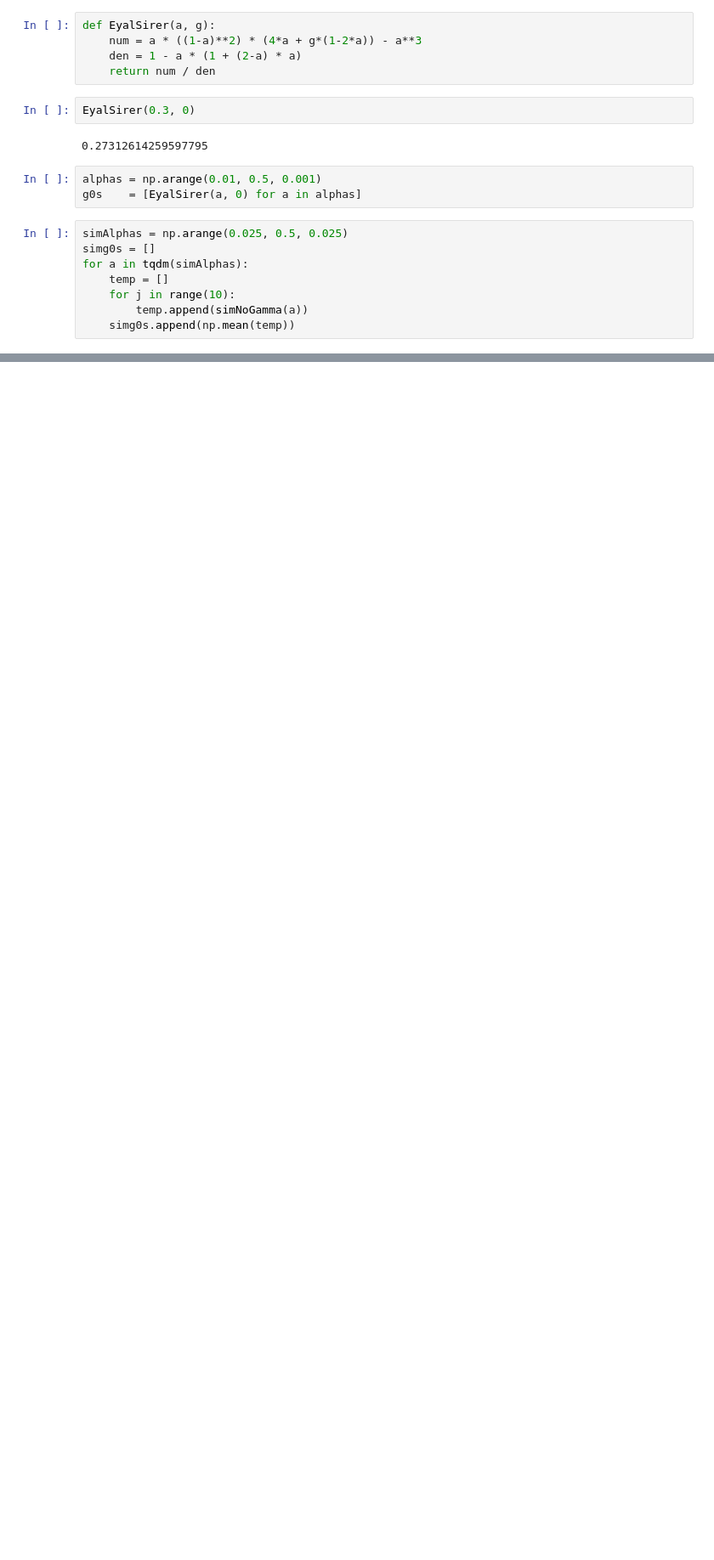
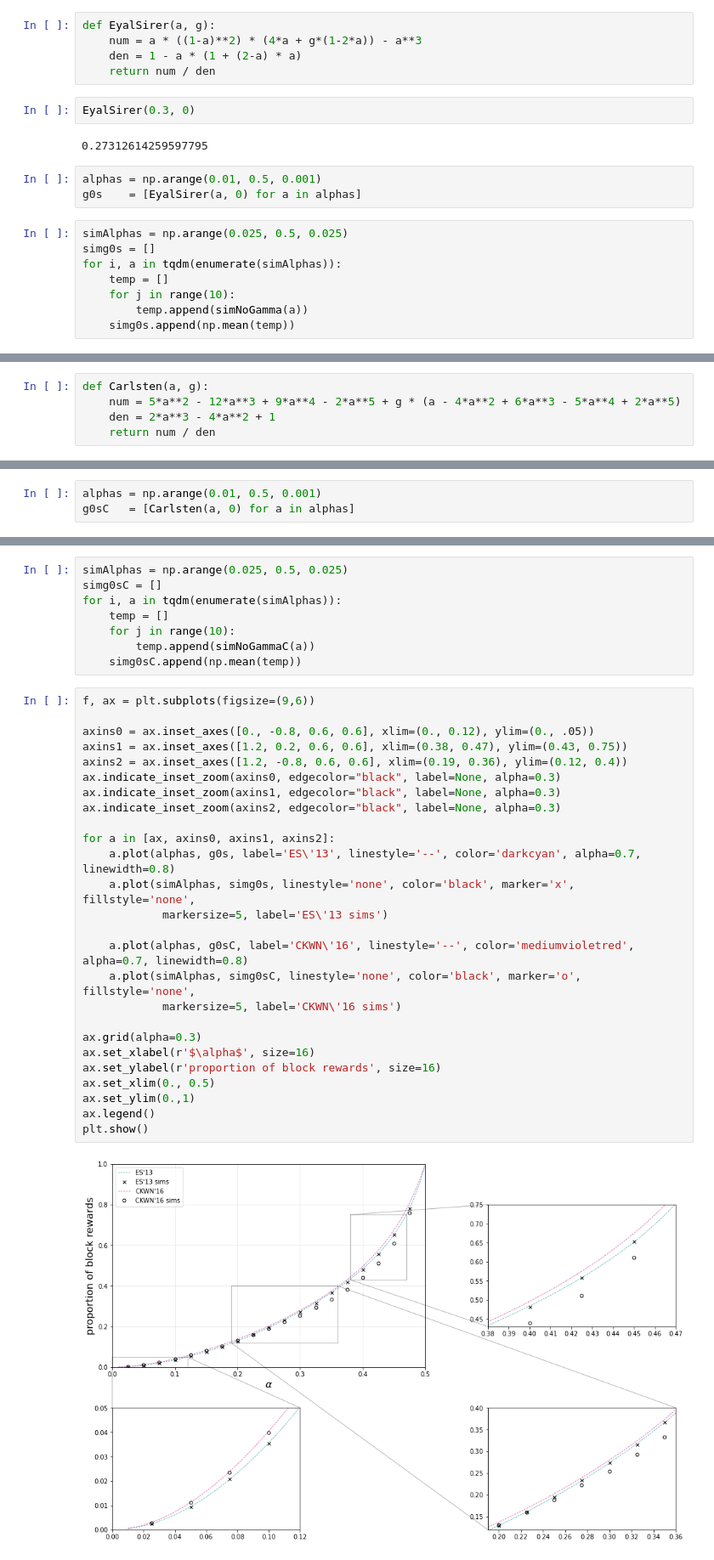
Before and after one commit to michaelneuder/opportunistic-mining, a Jupyter notebook: august.ipynb, the cells around one changed output, grey strips where cells are left out. Shown at 85% size. Saved outputs shown, nothing was run; the diff lists cells and outputs as text; blank space fills up the shorter version.

```diff
--- a/august.ipynb
+++ b/august.ipynb
@@ -195,7 +117,7 @@ g0s    = [EyalSirer(a, 0) for a in alphas]
 # %%
 simAlphas = np.arange(0.025, 0.5, 0.025)
 simg0s = []
-for a in tqdm(simAlphas):
+for i, a in tqdm(enumerate(simAlphas)):
     temp = []
     for j in range(10):
         temp.append(simNoGamma(a))
@@ -218,0 +143,5 @@ plt.show()
+# %%
+def Carlsten(a, g):
+    num = 5*a**2 - 12*a**3 + 9*a**4 - 2*a**5 + g * (a - 4*a**2 + 6*a**3 - 5*a**4 + 2*a**5)
+    den = 2*a**3 - 4*a**2 + 1
+    return num / den
@@ -218,0 +152,3 @@ plt.show()
+# %%
+alphas = np.arange(0.01, 0.5, 0.001)
+g0sC   = [Carlsten(a, 0) for a in alphas]
@@ -218,0 +303,36 @@ plt.show()
+# %%
+simAlphas = np.arange(0.025, 0.5, 0.025)
+simg0sC = []
+for i, a in tqdm(enumerate(simAlphas)):
+    temp = []
+    for j in range(10):
+        temp.append(simNoGammaC(a))
+    simg0sC.append(np.mean(temp))
+# %%
+f, ax = plt.subplots(figsize=(9,6))
+
+axins0 = ax.inset_axes([0., -0.8, 0.6, 0.6], xlim=(0., 0.12), ylim=(0., .05))
+axins1 = ax.inset_axes([1.2, 0.2, 0.6, 0.6], xlim=(0.38, 0.47), ylim=(0.43, 0.75))
+axins2 = ax.inset_axes([1.2, -0.8, 0.6, 0.6], xlim=(0.19, 0.36), ylim=(0.12, 0.4))
+ax.indicate_inset_zoom(axins0, edgecolor="black", label=None, alpha=0.3)
+ax.indicate_inset_zoom(axins1, edgecolor="black", label=None, alpha=0.3)
+ax.indicate_inset_zoom(axins2, edgecolor="black", label=None, alpha=0.3)
+
+for a in [ax, axins0, axins1, axins2]:
+    a.plot(alphas, g0s, label='ES\'13', linestyle='--', color='darkcyan', alpha=0.7, linewidth=0.8)
+    a.plot(simAlphas, simg0s, linestyle='none', color='black', marker='x', fillstyle='none',
+            markersize=5, label='ES\'13 sims')
+
+    a.plot(alphas, g0sC, label='CKWN\'16', linestyle='--', color='mediumvioletred', alpha=0.7, linewidth=0.8)
+    a.plot(simAlphas, simg0sC, linestyle='none', color='black', marker='o', fillstyle='none',
+            markersize=5, label='CKWN\'16 sims')
+
+ax.grid(alpha=0.3)
+ax.set_xlabel(r'$\alpha$', size=16)
+ax.set_ylabel(r'proportion of block rewards', size=16)
+ax.set_xlim(0., 0.5)
+ax.set_ylim(0.,1)
+ax.legend()
+plt.show()
+# %% [output]
+[figure, added]
```
Also changed, not shown: parts of 10 cells of this notebook.
